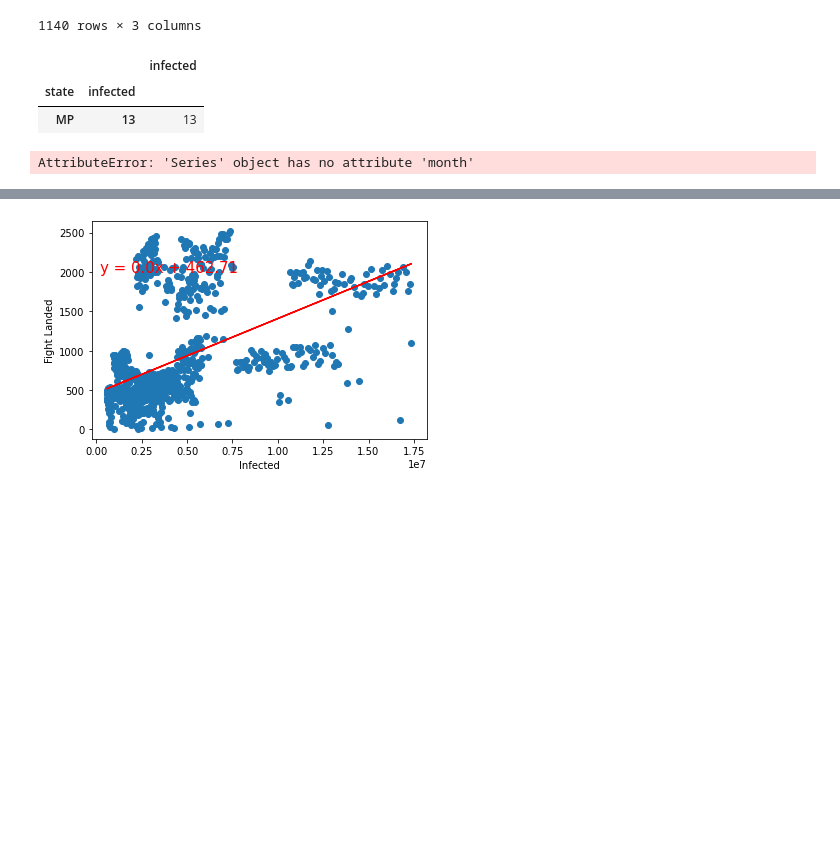
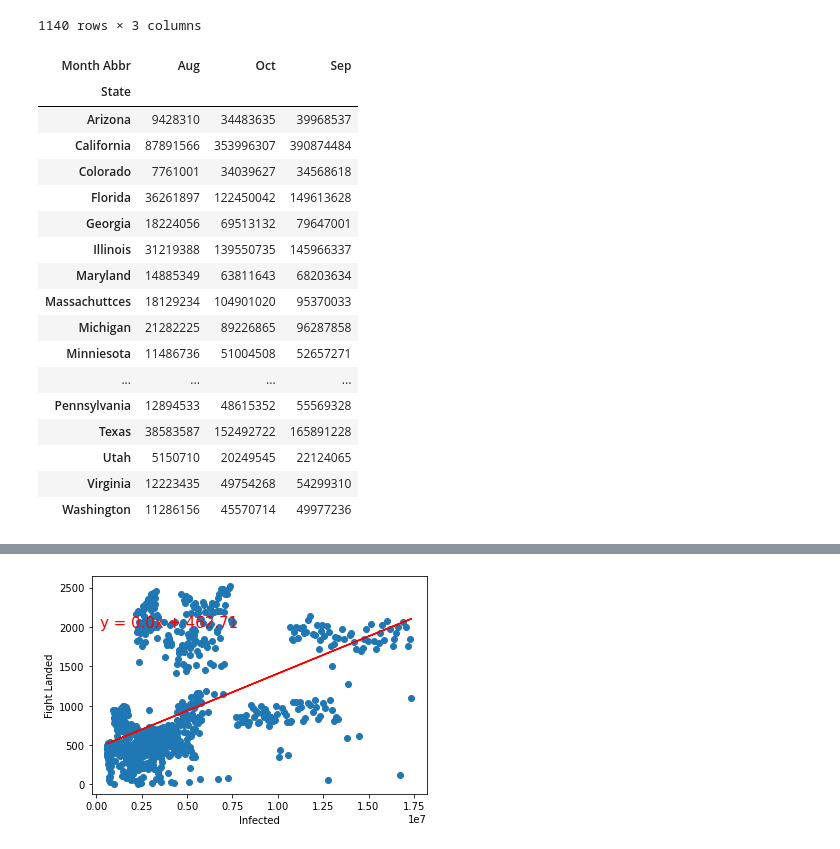
Before and after one commit to MersedehSP/Covid_Analyzer, a Jupyter notebook: graph_msp - Copy.ipynb, the cells around one changed output, grey strips where cells are left out. Drawn from its saved outputs; the diff is of its cells as text; code cells hidden in the pictures; blank space fills up the shorter version.

```diff
--- a/graph_msp - Copy.ipynb
+++ b/graph_msp - Copy.ipynb
@@ -115,42 +118,24 @@ reduced_data
 | 1138 | Virginia | Oct | 2451698 |
 | 1139 | Washington | Oct | 2276453 |
 1140 rows × 3 columns
-# %%
-#not working ?????????????????????????
-for state in state_list:
-    for month in month_list:
-
-        state_data = reduced_data[( reduced_data["state"] == state)& (reduced_data["month"]== month)]
-        state_data_gb = state_data.groupby(["state", "infected"])
-
-        state_data_df = state_data_gb["infected"].sum().to_frame()
-state_data_df.head(10)
-        #state_data_index= state_data_df.unstack(0)
-        #state_data_plot = state_data_index["infected"]
-###########
-
-        #plt.figure()
-
-
-        #plot_cap, = plt.plot(state_list, state_data_plot["CA"])
-# %% [output]
-|  |  | infected |
-| state | infected |  |
-| MP | 13 | 13 |
-# %%
-state_data = reduced_data[( reduced_data["state"] == "NJ")]
-
-                          #state_data_gb = state_data.groupby(["state", "infected"])
-
-       # state_data_df = state_data_gb["infected"].sum().to_frame()
-state_data.head(10)
-month_list = ["January", "February", "March", "April", "May", "June",
-          "July", "August", "September", "October", "November", "December"]
-month_num = [1,2,3,4,5,6,7,8,9,10,11,12]
-#state_data.sort_values("month")
-state_data_ordered= pd.Categorical(state_data['month'].month.apply(mapper),
-               categories=month_list,
-               ordered=True)
-state_data_ordered
-# %% [output]
-AttributeError: 'Series' object has no attribute 'month'
+# %%
+reduced_data.pivot_table("Total Tested", index= "State", columns= "Month Abbr", aggfunc ="sum")
+# %% [output]
+| Month Abbr | Aug | Oct | Sep |
+| State |  |  |  |
+| Arizona | 9428310 | 34483635 | 39968537 |
+| California | 87891566 | 353996307 | 390874484 |
+| Colorado | 7761001 | 34039627 | 34568618 |
+| Florida | 36261897 | 122450042 | 149613628 |
+| Georgia | 18224056 | 69513132 | 79647001 |
+| Illinois | 31219388 | 139550735 | 145966337 |
+| Maryland | 14885349 | 63811643 | 68203634 |
+| Massachuttces | 18129234 | 104901020 | 95370033 |
+| Michigan | 21282225 | 89226865 | 96287858 |
+| Minniesota | 11486736 | 51004508 | 52657271 |
+| ... | ... | ... | ... |
+| Pennsylvania | 12894533 | 48615352 | 55569328 |
+| Texas | 38583587 | 152492722 | 165891228 |
+| Utah | 5150710 | 20249545 | 22124065 |
+| Virginia | 12223435 | 49754268 | 54299310 |
+| Washington | 11286156 | 45570714 | 49977236 |
```
Also changed, not shown: parts of 6 cells of this notebook.
